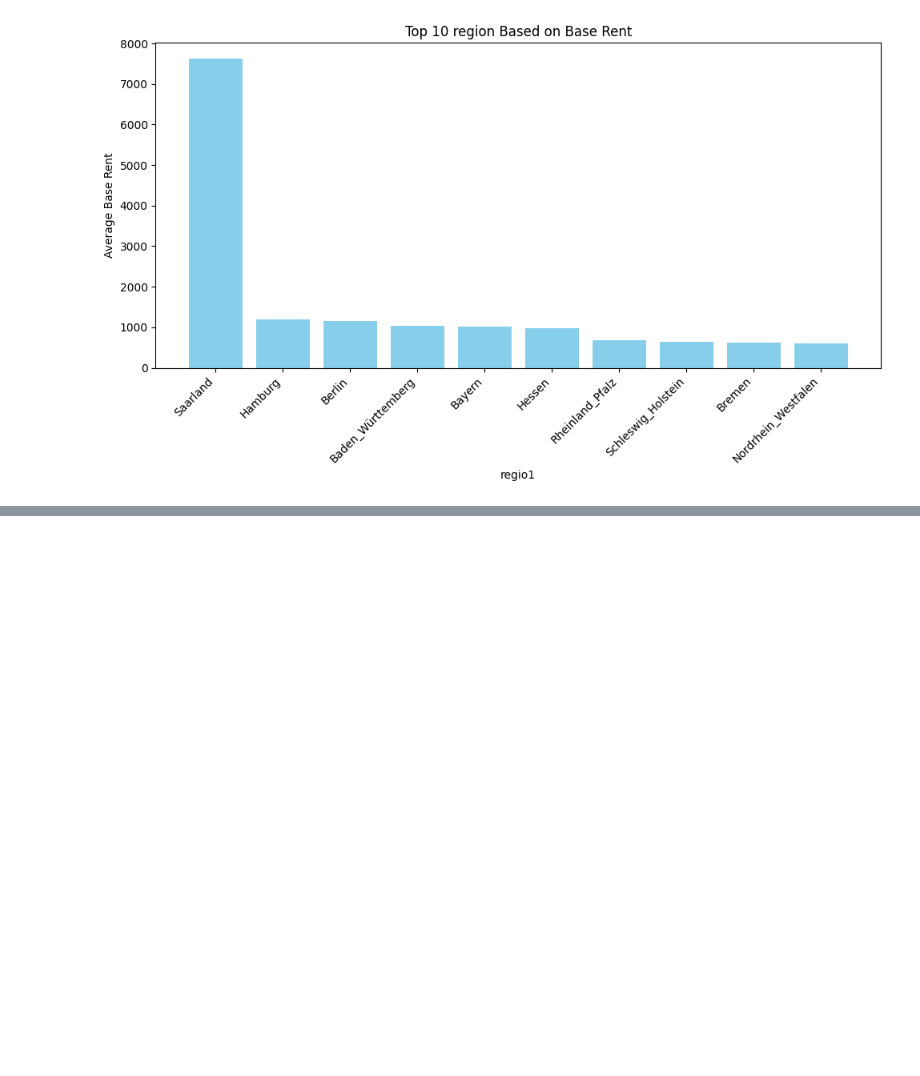
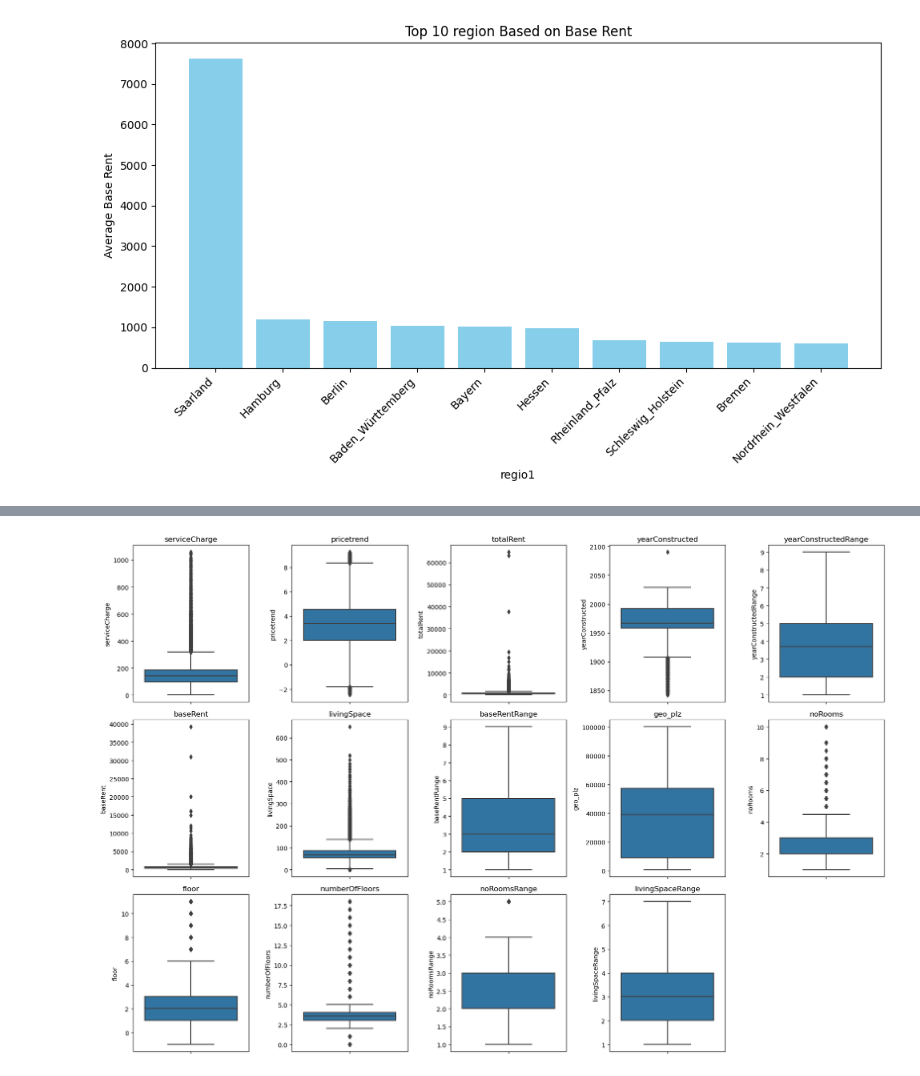
Before and after one commit to Jerin-T/rental_prediction_system, a Jupyter notebook: apartmentRentalPrediction.ipynb, the cells around one changed output, grey strips where cells are left out. Saved outputs shown, nothing was run; the diff lists cells and outputs as text; code cells hidden in the pictures; blank space fills up the shorter version.

```diff
--- a/apartmentRentalPrediction.ipynb
+++ b/apartmentRentalPrediction.ipynb
@@ -351,0 +372,8 @@ fig.show()
+# %%
+#z-score method to reduce outliers
+def z_score_method(data, threshold=3):
+    z_scores = (data - data.mean()) / data.std()
+    outliers = np.abs(z_scores) > threshold
+    return outliers
+# %%
+df = z_score_method(data[['serviceCharge', 'pricetrend', 'totalRent', 'yearConstructed', 'baseRent', 'livingSpace', 'noRooms', 'floor', 'numberOfFloors', 'noRoomsRange']])
@@ -351,0 +401,8 @@ fig.show()
+# %%
+# outliers_z_score contains boolean values indicating outliers
+df= data[~df.any(axis=1)]
+
+# Summary statistics after outlier removal
+summary_after_removal = df.describe()
+print("\nSummary Statistics After Outlier Removal:")
+print(summary_after_removal)
@@ -351,0 +427,17 @@ fig.show()
+# %%
+numerical_columns = df.select_dtypes(include='number')
+
+plt.figure(figsize=(18, 12))
+
+num_plots = len(numerical_columns.columns)  # Total number of plots
+num_rows = (num_plots // 5) + 1  # Calculate the number of rows needed
+
+for i, col in enumerate(numerical_columns.columns):
+    plt.subplot(num_rows, 5, i+1)  # Adjusting subplot position
+    sns.boxplot(y=numerical_columns[col], showfliers=True)
+    plt.title(col)
+
+plt.tight_layout()  # Adjust spacing between subplots
+plt.show()
+# %% [output]
+[figure, added]
```
Also changed, not shown: parts of 8 cells of this notebook, 1 other file.
